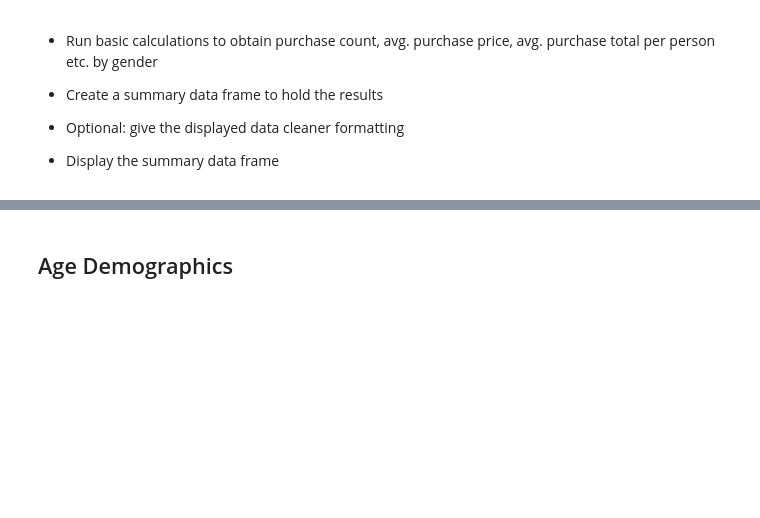
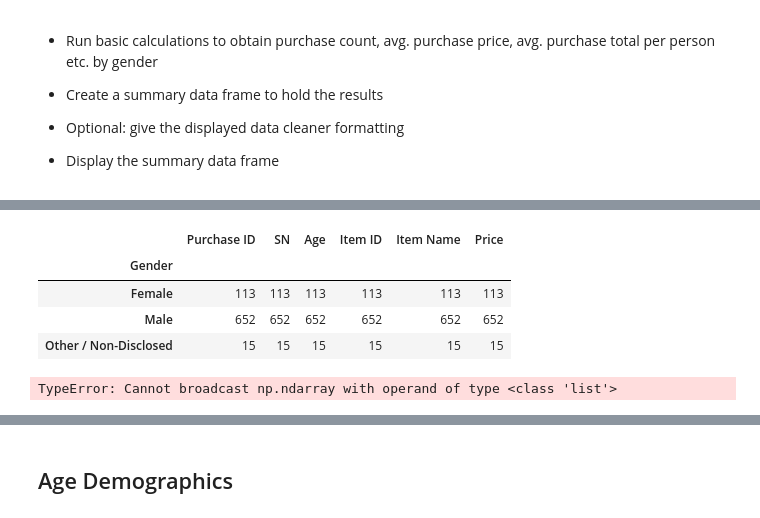
Before and after one commit to d-jenkins/pandas-challenge, a Jupyter notebook: HeroesOfPymoli/HeroesOfPymoli_final.ipynb, the cells around one changed output, grey strips where cells are left out. Drawn from its saved outputs; the diff is of its cells as text; code cells hidden in the pictures; blank space fills up the shorter version.

Commit message:
Gender.v2

```diff
--- a/HeroesOfPymoli/HeroesOfPymoli_final.ipynb
+++ b/HeroesOfPymoli/HeroesOfPymoli_final.ipynb
@@ -191,0 +175,17 @@ gender_pruchase
+# %%
+gender_pur = purchase_df.groupby("Gender")
+gender_pur = gender_pur.count()
+gender_pur
+# %% [output]
+|  | Purchase ID | SN | Age | Item ID | Item Name | Price |
+| Gender |  |  |  |  |  |  |
+| Female | 113 | 113 | 113 | 113 | 113 | 113 |
+| Male | 652 | 652 | 652 | 652 | 652 | 652 |
+| Other / Non-Disclosed | 15 | 15 | 15 | 15 | 15 | 15 |
+# %%
+#average purchase price
+avg_purchase_price = gender_pur["Price"]/["Total Count"]
+gender_dem["Average Purchase Price"] = avg_purchase_price
+gender_dem.head()
+# %% [output]
+TypeError: Cannot broadcast np.ndarray with operand of type <class 'list'>
```
Also changed, not shown: parts of 10 cells of this notebook.
